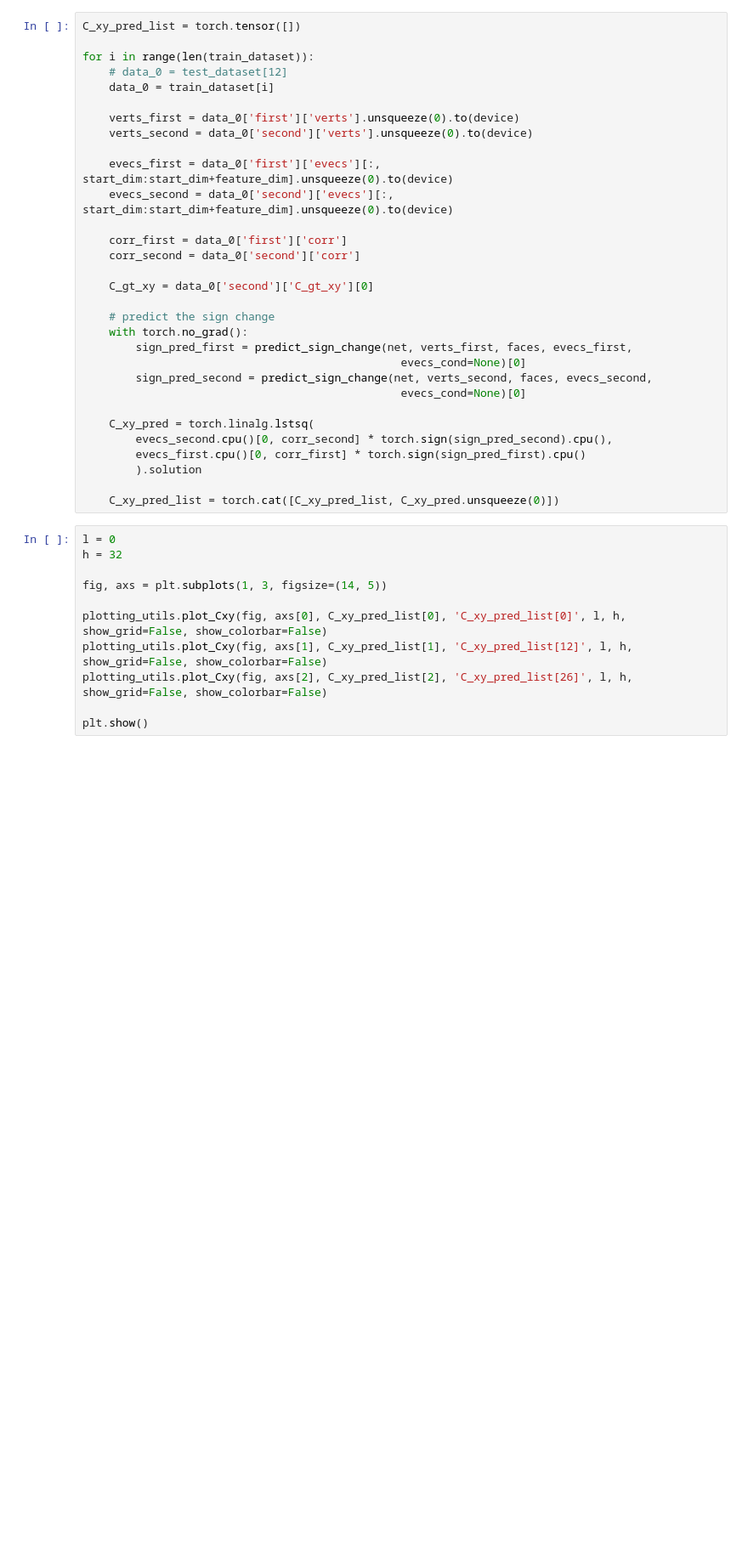
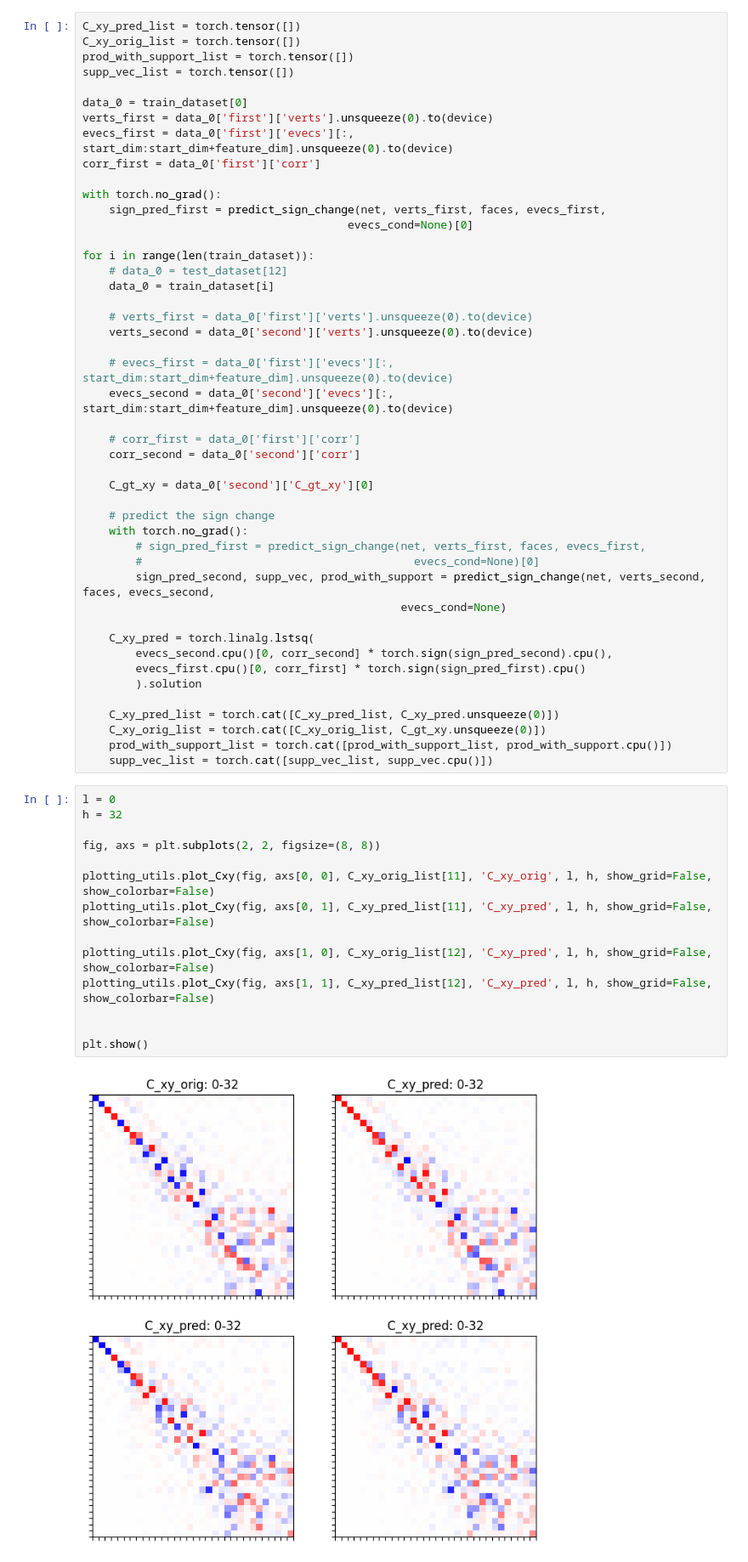
Before and after one commit to alekseizhuravlev/shape_matching, a Jupyter notebook: notebooks/19.06.2024/learned_canonicalization.ipynb, the cells around one changed output. Shown at 85% size. Drawn from its saved outputs; the diff is of its cells as text; blank space fills up the shorter version.

Commit message:
Working on data augmentation for Faust

```diff
--- a/notebooks/19.06.2024/learned_canonicalization.ipynb
+++ b/notebooks/19.06.2024/learned_canonicalization.ipynb
@@ -326,27 +365,39 @@ plt.show()
 # %%
 C_xy_pred_list = torch.tensor([])
+C_xy_orig_list = torch.tensor([])
+prod_with_support_list = torch.tensor([])
+supp_vec_list = torch.tensor([])
+
+data_0 = train_dataset[0]
+verts_first = data_0['first']['verts'].unsqueeze(0).to(device)
+evecs_first = data_0['first']['evecs'][:, start_dim:start_dim+feature_dim].unsqueeze(0).to(device)
+corr_first = data_0['first']['corr']
+
+with torch.no_grad():
+    sign_pred_first = predict_sign_change(net, verts_first, faces, evecs_first,
+                                        evecs_cond=None)[0]
 
 for i in range(len(train_dataset)):
     # data_0 = test_dataset[12]
     data_0 = train_dataset[i]
 
-    verts_first = data_0['first']['verts'].unsqueeze(0).to(device)
+    # verts_first = data_0['first']['verts'].unsqueeze(0).to(device)
     verts_second = data_0['second']['verts'].unsqueeze(0).to(device)
 
-    evecs_first = data_0['first']['evecs'][:, start_dim:start_dim+feature_dim].unsqueeze(0).to(device)
+    # evecs_first = data_0['first']['evecs'][:, start_dim:start_dim+feature_dim].unsqueeze(0).to(device)
     evecs_second = data_0['second']['evecs'][:, start_dim:start_dim+feature_dim].unsqueeze(0).to(device)
 
-    corr_first = data_0['first']['corr']
+    # corr_first = data_0['first']['corr']
     corr_second = data_0['second']['corr']
 
     C_gt_xy = data_0['second']['C_gt_xy'][0]
 
     # predict the sign change
     with torch.no_grad():
-        sign_pred_first = predict_sign_change(net, verts_first, faces, evecs_first,
-                                                evecs_cond=None)[0]
-        sign_pred_second = predict_sign_change(net, verts_second, faces, evecs_second,
-                                                evecs_cond=None)[0]
+        # sign_pred_first = predict_sign_change(net, verts_first, faces, evecs_first,
+        #                                         evecs_cond=None)[0]
+        sign_pred_second, supp_vec, prod_with_support = predict_sign_change(net, verts_second, faces, evecs_second,
+                                                evecs_cond=None)
 
     C_xy_pred = torch.linalg.lstsq(
         evecs_second.cpu()[0, corr_second] * torch.sign(sign_pred_second).cpu(),
@@ -354,17 +405,25 @@ for i in range(len(train_dataset)):
         ).solution
 
     C_xy_pred_list = torch.cat([C_xy_pred_list, C_xy_pred.unsqueeze(0)])
+    C_xy_orig_list = torch.cat([C_xy_orig_list, C_gt_xy.unsqueeze(0)])
+    prod_with_support_list = torch.cat([prod_with_support_list, prod_with_support.cpu()])
+    supp_vec_list = torch.cat([supp_vec_list, supp_vec.cpu()])
 # %%
 l = 0
 h = 32
 
-fig, axs = plt.subplots(1, 3, figsize=(14, 5))
+fig, axs = plt.subplots(2, 2, figsize=(8, 8))
 
-plotting_utils.plot_Cxy(fig, axs[0], C_xy_pred_list[0], 'C_xy_pred_list[0]', l, h, show_grid=False, show_colorbar=False)
-plotting_utils.plot_Cxy(fig, axs[1], C_xy_pred_list[1], 'C_xy_pred_list[12]', l, h, show_grid=False, show_colorbar=False)
-plotting_utils.plot_Cxy(fig, axs[2], C_xy_pred_list[2], 'C_xy_pred_list[26]', l, h, show_grid=False, show_colorbar=False)
+plotting_utils.plot_Cxy(fig, axs[0, 0], C_xy_orig_list[11], 'C_xy_orig', l, h, show_grid=False, show_colorbar=False)
+plotting_utils.plot_Cxy(fig, axs[0, 1], C_xy_pred_list[11], 'C_xy_pred', l, h, show_grid=False, show_colorbar=False)
+
+plotting_utils.plot_Cxy(fig, axs[1, 0], C_xy_orig_list[12], 'C_xy_pred', l, h, show_grid=False, show_colorbar=False)
+plotting_utils.plot_Cxy(fig, axs[1, 1], C_xy_pred_list[12], 'C_xy_pred', l, h, show_grid=False, show_colorbar=False)
+
 
 plt.show()
+# %% [output]
+[figure, added]
 # %%
 # apply standard scaling and PCA
 from sklearn.preprocessing import StandardScaler
```
Also changed, not shown: parts of 21 cells of this notebook, 7 other files.
